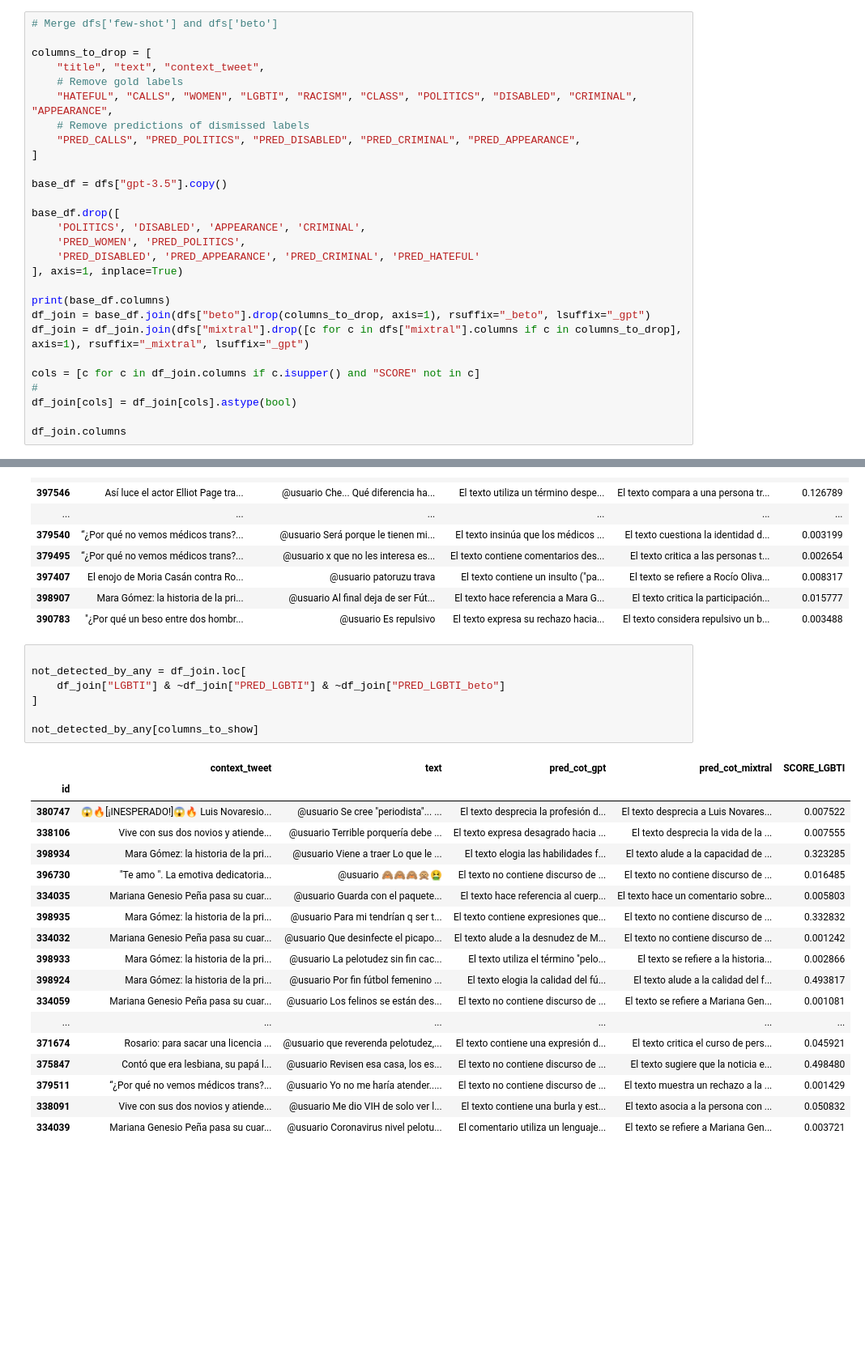
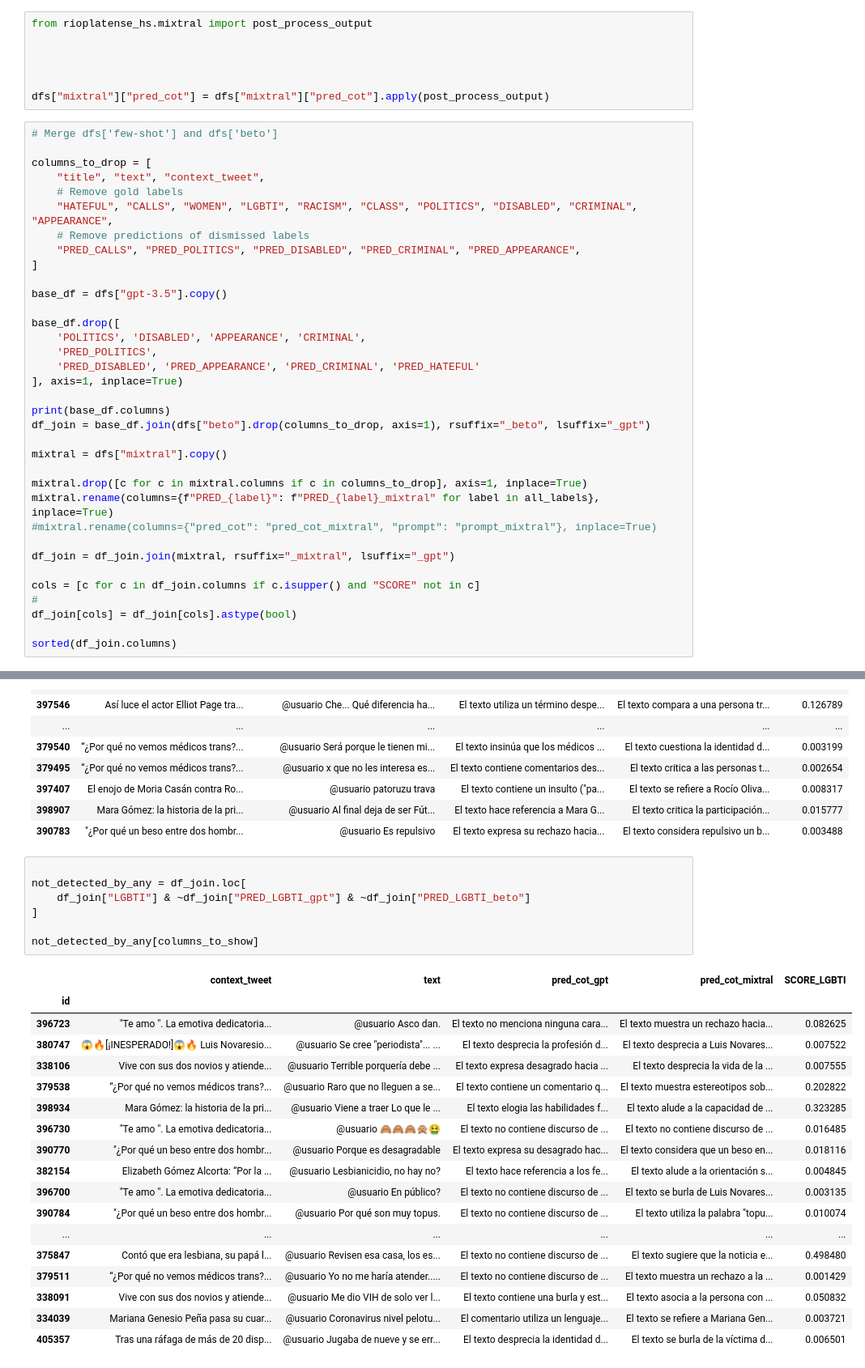
Before and after one commit to finiteautomata/rioplatense_hate_speech, a Jupyter notebook: notebooks/LGBTI.ipynb, the cells around one changed output, grey strips where cells are left out. Shown at 81% size. Saved outputs shown, nothing was run; the diff lists cells and outputs as text; blank space fills up the shorter version.

Commit message:
Análisis LGBTI

```diff
--- a/notebooks/LGBTI.ipynb
+++ b/notebooks/LGBTI.ipynb
@@ -87,6 +85,13 @@ Index(['title', 'text', 'context_tweet', 'HATEFUL', 'CALLS', 'WOMEN', 'LGBTI',
        'SCORE_POLITICS', 'SCORE_DISABLED', 'SCORE_APPEARANCE',
        'SCORE_CRIMINAL'],
       dtype='object')
+# %%
+from rioplatense_hs.mixtral import post_process_output
+
+
+
+
+dfs["mixtral"]["pred_cot"] = dfs["mixtral"]["pred_cot"].apply(post_process_output)
 # %%
 # Merge dfs['few-shot'] and dfs['beto']
 
@@ -102,18 +107,25 @@ base_df = dfs["gpt-3.5"].copy()
 
 base_df.drop([
     'POLITICS', 'DISABLED', 'APPEARANCE', 'CRIMINAL',
-    'PRED_WOMEN', 'PRED_POLITICS',
+    'PRED_POLITICS',
     'PRED_DISABLED', 'PRED_APPEARANCE', 'PRED_CRIMINAL', 'PRED_HATEFUL'
 ], axis=1, inplace=True)
 
 print(base_df.columns)
 df_join = base_df.join(dfs["beto"].drop(columns_to_drop, axis=1), rsuffix="_beto", lsuffix="_gpt")
-df_join = df_join.join(dfs["mixtral"].drop([c for c in dfs["mixtral"].columns if c in columns_to_drop], axis=1), rsuffix="_mixtral", lsuffix="_gpt")
+
+mixtral = dfs["mixtral"].copy()
+
+mixtral.drop([c for c in mixtral.columns if c in columns_to_drop], axis=1, inplace=True)
+mixtral.rename(columns={f"PRED_{label}": f"PRED_{label}_mixtral" for label in all_labels}, inplace=True)
+#mixtral.rename(columns={"pred_cot": "pred_cot_mixtral", "prompt": "prompt_mixtral"}, inplace=True)
+
+df_join = df_join.join(mixtral, rsuffix="_mixtral", lsuffix="_gpt")
 
 cols = [c for c in df_join.columns if c.isupper() and "SCORE" not in c]
 #
 df_join[cols] = df_join[cols].astype(bool)
 
-df_join.columns
+sorted(df_join.columns)
 # %% [output]
 Index(['title', 'text', 'context_tweet', 'HATEFUL', 'CALLS', 'WOMEN', 'LGBTI',
@@ -174,26 +182,26 @@ beto_false_positives_detected_by_chatgpt[columns_to_show]
 # %%
 
 not_detected_by_any = df_join.loc[
-    df_join["LGBTI"] & ~df_join["PRED_LGBTI"] & ~df_join["PRED_LGBTI_beto"]
+    df_join["LGBTI"] & ~df_join["PRED_LGBTI_gpt"] & ~df_join["PRED_LGBTI_beto"]
 ]
 
 not_detected_by_any[columns_to_show]
 # %% [output]
 |  | context_tweet | text | pred_cot_gpt | pred_cot_mixtral | SCORE_LGBTI |
 | id |  |  |  |  |  |
+| 396723 | "Te amo ". La emotiva dedicatoria... | @usuario Asco dan. | El texto no menciona ninguna cara... | El texto muestra un rechazo hacia... | 0.082625 |
 | 380747 | 😱🔥[¡INESPERADO!]😱🔥 Luis Novaresio... | @usuario Se cree "periodista"... ... | El texto desprecia la profesión d... | El texto desprecia a Luis Novares... | 0.007522 |
 | 338106 | Vive con sus dos novios y atiende... | @usuario Terrible porquería debe ... | El texto expresa desagrado hacia ... | El texto desprecia la vida de la ... | 0.007555 |
+| 379538 | “¿Por qué no vemos médicos trans?... | @usuario Raro que no lleguen a se... | El texto contiene un comentario q... | El texto muestra estereotipos sob... | 0.202822 |
 | 398934 | Mara Gómez: la historia de la pri... | @usuario Viene a traer Lo que le ... | El texto elogia las habilidades f... | El texto alude a la capacidad de ... | 0.323285 |
 | 396730 | "Te amo ". La emotiva dedicatoria... | @usuario 🙈🙈🙈🙊🤮 | El texto no contiene discurso de ... | El texto no contiene discurso de ... | 0.016485 |
-| 334035 | Mariana Genesio Peña pasa su cuar... | @usuario Guarda con el paquete... | El texto hace referencia al cuerp... | El texto hace un comentario sobre... | 0.005803 |
-| 398935 | Mara Gómez: la historia de la pri... | @usuario Para mi tendrían q ser t... | El texto contiene expresiones que... | El texto no contiene discurso de ... | 0.332832 |
-| 334032 | Mariana Genesio Peña pasa su cuar... | @usuario Que desinfecte el picapo... | El texto alude a la desnudez de M... | El texto no contiene discurso de ... | 0.001242 |
-| 398933 | Mara Gómez: la historia de la pri... | @usuario La pelotudez sin fin cac... | El texto utiliza el término "pelo... | El texto se refiere a la historia... | 0.002866 |
-| 398924 | Mara Gómez: la historia de la pri... | @usuario Por fin fútbol femenino ... | El texto elogia la calidad del fú... | El texto alude a la calidad del f... | 0.493817 |
-| 334059 | Mariana Genesio Peña pasa su cuar... | @usuario Los felinos se están des... | El texto no contiene discurso de ... | El texto se refiere a Mariana Gen... | 0.001081 |
+| 390770 | ″¿Por qué un beso entre dos hombr... | @usuario Porque es desagradable | El texto expresa su desagrado hac... | El texto considera que un beso en... | 0.018116 |
+| 382154 | Elizabeth Gómez Alcorta: “Por la ... | @usuario Lesbianicidio, no hay no? | El texto hace referencia a los fe... | El texto alude a la orientación s... | 0.004845 |
+| 396700 | "Te amo ". La emotiva dedicatoria... | @usuario En público? | El texto no contiene discurso de ... | El texto se burla de Luis Novares... | 0.003135 |
+| 390784 | ″¿Por qué un beso entre dos hombr... | @usuario Por qué son muy topus. | El texto no contiene discurso de ... | El texto utiliza la palabra "topu... | 0.010074 |
 | ... | ... | ... | ... | ... | ... |
-| 371674 | Rosario: para sacar una licencia ... | @usuario que reverenda pelotudez,... | El texto contiene una expresión d... | El texto critica el curso de pers... | 0.045921 |
 | 375847 | Contó que era lesbiana, su papá l... | @usuario Revisen esa casa, los es... | El texto no contiene discurso de ... | El texto sugiere que la noticia e... | 0.498480 |
 | 379511 | “¿Por qué no vemos médicos trans?... | @usuario Yo no me haría atender..... | El texto no contiene discurso de ... | El texto muestra un rechazo a la ... | 0.001429 |
 | 338091 | Vive con sus dos novios y atiende... | @usuario Me dio VIH de solo ver l... | El texto contiene una burla y est... | El texto asocia a la persona con ... | 0.050832 |
 | 334039 | Mariana Genesio Peña pasa su cuar... | @usuario Coronavirus nivel pelotu... | El comentario utiliza un lenguaje... | El texto se refiere a Mariana Gen... | 0.003721 |
+| 405357 | Tras una ráfaga de más de 20 disp... | @usuario Jugaba de nueve y se err... | El texto desprecia la identidad d... | El texto se burla de la víctima d... | 0.006501 |
```
Also changed, not shown: parts of 6 cells of this notebook, 3 other files.
